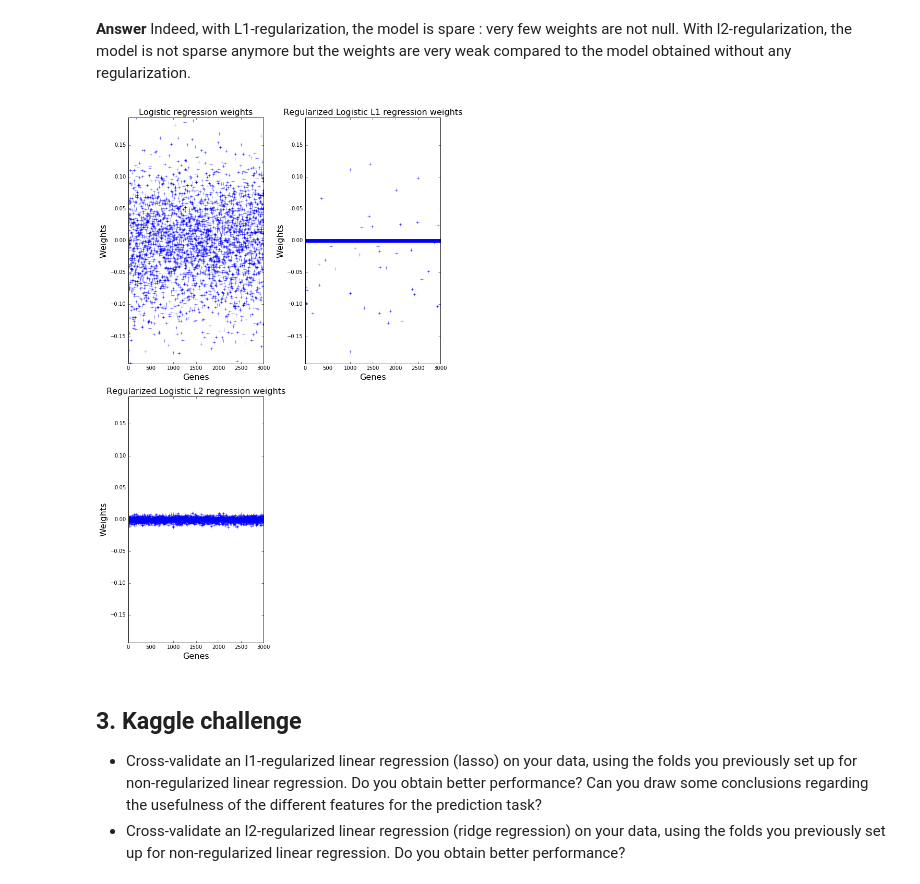
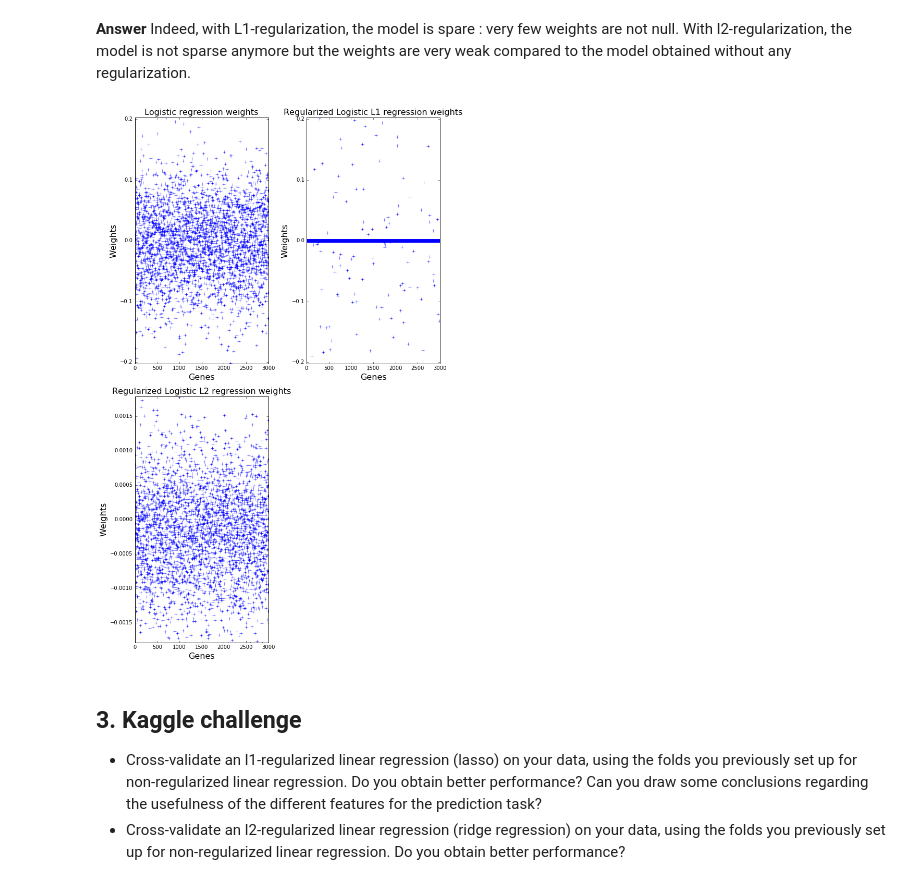
Before and after one commit to AdrienGlmz/ma2823_2016, a Jupyter notebook: lab_notebooks/Lab 4 2016-10-07 Regularized logistic regression.ipynb, the cells around one changed output. Drawn from its saved outputs; the diff is of its cells as text; code cells hidden in the pictures.

```diff
--- a/lab_notebooks/Lab 4 2016-10-07 Regularized logistic regression.ipynb
+++ b/lab_notebooks/Lab 4 2016-10-07 Regularized logistic regression.ipynb
@@ -350,36 +355,37 @@ y_lim = max(logreg_weights)
 
 ax.plot(range(number_of_weights), logreg_weights,color='blue', marker='+', linestyle='')
 ax.set_xlabel('Genes', fontsize=16)
 ax.set_ylabel('Weights', fontsize=16)
 ax.set_title('Logistic regression weights', fontsize=16)
 ax.set_xlim([0, X.shape[1]])
 ax.set_ylim([-y_lim,y_lim])
 
 ax = fig.add_subplot(222) # use a 1x2 subplot grid; ax will refer to the 2nd subplot
 
 l1_logreg_weights = clf_L1_optimized.best_estimator_.coef_[0]
 
 ax.plot(range(number_of_weights), l1_logreg_weights,color='blue', marker='+', linestyle='')
 ax.set_xlabel('Genes', fontsize=16)
 ax.set_ylabel('Weights', fontsize=16)
 ax.set_title('Regularized Logistic L1 regression weights', fontsize=16)
 ax.set_xlim([0, X.shape[1]])
 ax.set_ylim([-y_lim,y_lim])
 
-ax = fig.add_subplot(223) # use a 1x2 subplot grid; ax will refer to the 2nd subplot
+ax = fig.add_subplot(223)
 
 l2_logreg_weights = clf_L2.best_estimator_.coef_[0]
+y_lim_L2 = max(l2_logreg_weights)
 
 ax.plot(range(number_of_weights), l2_logreg_weights,color='blue', marker='+', linestyle='')
 ax.set_xlabel('Genes', fontsize=16)
 ax.set_ylabel('Weights', fontsize=16)
 ax.set_title('Regularized Logistic L2 regression weights', fontsize=16)
 ax.set_xlim([0, X.shape[1]])
-ax.set_ylim([-y_lim,y_lim])
+ax.set_ylim([-y_lim_L2,y_lim_L2])
 
 plt.tight_layout()
 # %% [output]
-[figure, old version]
+[figure, new version]
 # %% [markdown]
 ## 3. Kaggle challenge
 * Cross-validate an l1-regularized linear regression (lasso) on your data, using the folds you previously set up for non-regularized linear regression. Do you obtain better performance? Can you draw some conclusions regarding the usefulness of the different features for the prediction task?
```
Also changed, not shown: parts of 10 cells of this notebook.
